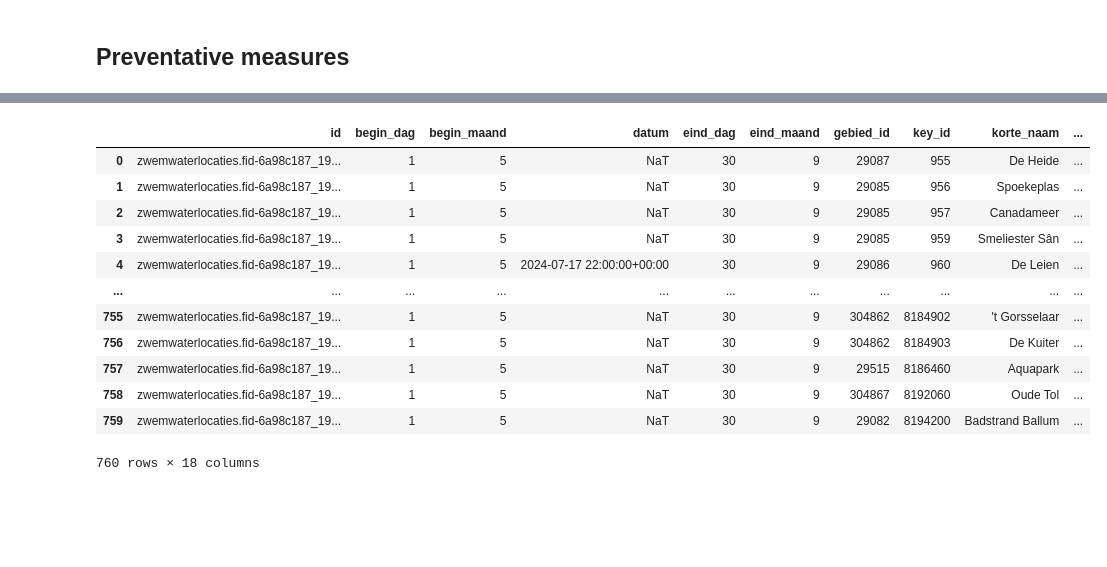
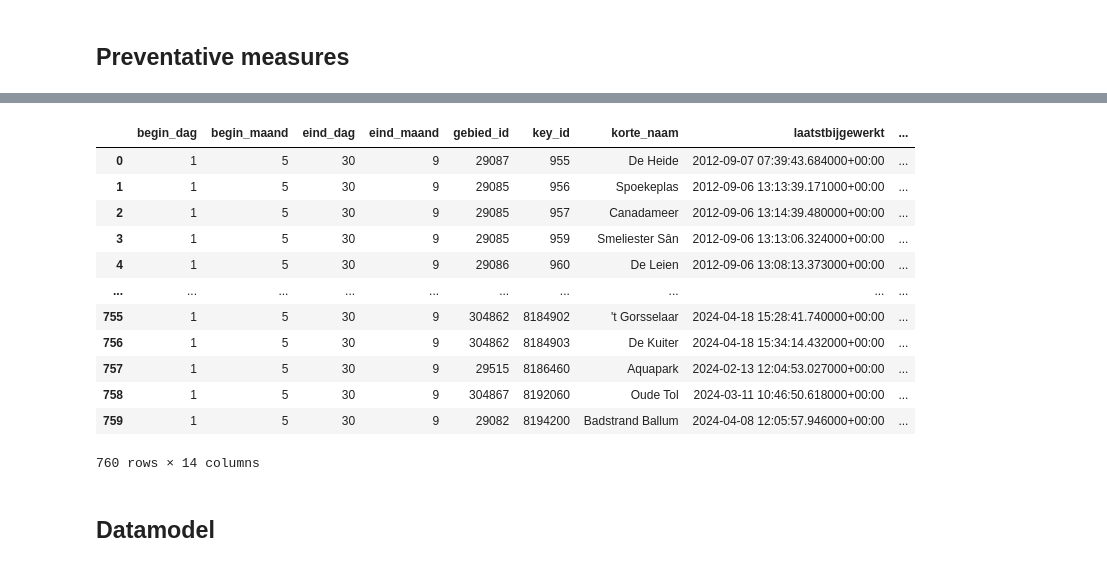
Before and after one commit to leonmelein/EUBathingWaterAPI, a Jupyter notebook: data/netherlands/NL-Datamodel.ipynb, the cells around one changed output, grey strips where cells are left out. Saved outputs shown, nothing was run; the diff lists cells and outputs as text; code cells hidden in the pictures; blank space fills up the shorter version.

```diff
--- a/data/netherlands/NL-Datamodel.ipynb
+++ b/data/netherlands/NL-Datamodel.ipynb
@@ -174,17 +322,20 @@ preventative_measures
 # %%
 locs = load_wfs_layer("zwr_public:zwemwaterlocaties")
+locs = locs.drop(columns=["id", "datum", "objecttype", "zwl_acht_info"])
 locs
 # %% [output]
-|  | id | begin_dag | begin_maand | datum | eind_dag | eind_maand | gebied_id | key_id | korte_naam | ... |
-| 0 | zwemwaterlocaties.fid-6a98c187_19... | 1 | 5 | NaT | 30 | 9 | 29087 | 955 | De Heide | ... |
-| 1 | zwemwaterlocaties.fid-6a98c187_19... | 1 | 5 | NaT | 30 | 9 | 29085 | 956 | Spoekeplas | ... |
-| 2 | zwemwaterlocaties.fid-6a98c187_19... | 1 | 5 | NaT | 30 | 9 | 29085 | 957 | Canadameer | ... |
-| 3 | zwemwaterlocaties.fid-6a98c187_19... | 1 | 5 | NaT | 30 | 9 | 29085 | 959 | Smeliester Sân | ... |
-| 4 | zwemwaterlocaties.fid-6a98c187_19... | 1 | 5 | 2024-07-17 22:00:00+00:00 | 30 | 9 | 29086 | 960 | De Leien | ... |
-| ... | ... | ... | ... | ... | ... | ... | ... | ... | ... | ... |
-| 755 | zwemwaterlocaties.fid-6a98c187_19... | 1 | 5 | NaT | 30 | 9 | 304862 | 8184902 | 't Gorsselaar | ... |
-| 756 | zwemwaterlocaties.fid-6a98c187_19... | 1 | 5 | NaT | 30 | 9 | 304862 | 8184903 | De Kuiter | ... |
-| 757 | zwemwaterlocaties.fid-6a98c187_19... | 1 | 5 | NaT | 30 | 9 | 29515 | 8186460 | Aquapark | ... |
-| 758 | zwemwaterlocaties.fid-6a98c187_19... | 1 | 5 | NaT | 30 | 9 | 304867 | 8192060 | Oude Tol | ... |
-| 759 | zwemwaterlocaties.fid-6a98c187_19... | 1 | 5 | NaT | 30 | 9 | 29082 | 8194200 | Badstrand Ballum | ... |
+|  | begin_dag | begin_maand | eind_dag | eind_maand | gebied_id | key_id | korte_naam | laatstbijgewerkt | ... |
+| 0 | 1 | 5 | 30 | 9 | 29087 | 955 | De Heide | 2012-09-07 07:39:43.684000+00:00 | ... |
+| 1 | 1 | 5 | 30 | 9 | 29085 | 956 | Spoekeplas | 2012-09-06 13:13:39.171000+00:00 | ... |
+| 2 | 1 | 5 | 30 | 9 | 29085 | 957 | Canadameer | 2012-09-06 13:14:39.480000+00:00 | ... |
+| 3 | 1 | 5 | 30 | 9 | 29085 | 959 | Smeliester Sân | 2012-09-06 13:13:06.324000+00:00 | ... |
+| 4 | 1 | 5 | 30 | 9 | 29086 | 960 | De Leien | 2012-09-06 13:08:13.373000+00:00 | ... |
+| ... | ... | ... | ... | ... | ... | ... | ... | ... | ... |
+| 755 | 1 | 5 | 30 | 9 | 304862 | 8184902 | 't Gorsselaar | 2024-04-18 15:28:41.740000+00:00 | ... |
+| 756 | 1 | 5 | 30 | 9 | 304862 | 8184903 | De Kuiter | 2024-04-18 15:34:14.432000+00:00 | ... |
+| 757 | 1 | 5 | 30 | 9 | 29515 | 8186460 | Aquapark | 2024-02-13 12:04:53.027000+00:00 | ... |
+| 758 | 1 | 5 | 30 | 9 | 304867 | 8192060 | Oude Tol | 2024-03-11 10:46:50.618000+00:00 | ... |
+| 759 | 1 | 5 | 30 | 9 | 29082 | 8194200 | Badstrand Ballum | 2024-04-08 12:05:57.946000+00:00 | ... |
-760 rows × 18 columns
+760 rows × 14 columns
+# %% [markdown]
+## Datamodel
```
Also changed, not shown: parts of 15 cells of this notebook.
